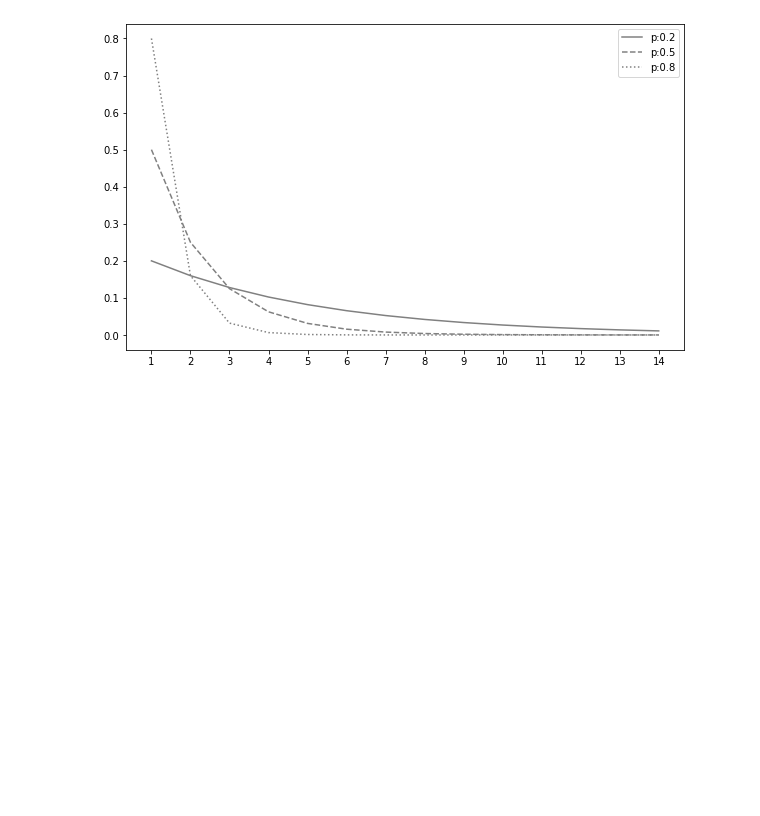
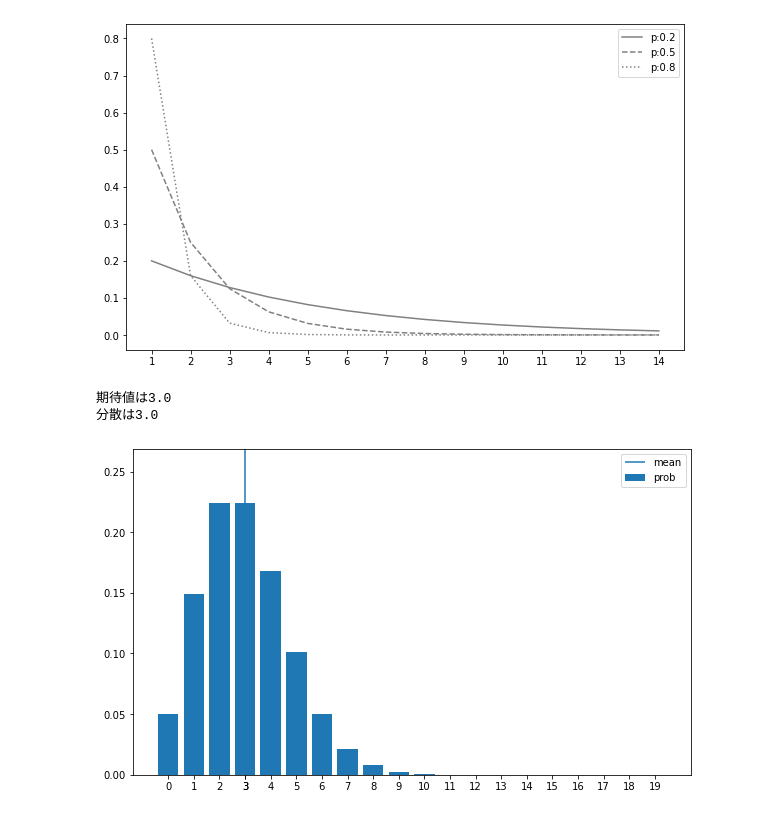
Before and after one commit to katuhito/python_statistics, a Jupyter notebook: Typical discrete probability distribution.ipynb, the cells around one changed output. Drawn from its saved outputs; the diff is of its cells as text; code cells hidden in the pictures; blank space fills up the shorter version.

Commit message:
ポアソン分布

```diff
--- a/Typical discrete probability distribution.ipynb
+++ b/Typical discrete probability distribution.ipynb
@@ -209,3 +209,40 @@ ax.legend()
 plt.show()
 # %% [output]
 [figure]
+# %%
+"""ポアソン分布"""
+#ポアソン分布は、ランダムな事象が単位時間当たりに発生する件数が従う確率分布である。発生する件数の確率分布なので、取り得る値は{0,1,2,…}となる。そしてポアソン分布のパラメタはλで、λは正の実数である必要がある。
+#ポアソン分布Poi(λ)は単位時間当たり平均λ回起こるようなランダムな事象が、単位時間に起こる件数が従う確率分布なので、具体例として次のようなものがある。
+    #1日当たり平均2件の交通事故が発生する地域における、1日の交通事故の発生件数
+    #=>交通事故を完全にランダムな事象と捉えると、単位時間（一日）あたり発生する交通事故の発生件数は、Poi(2)に従う。
+    #1時間当たり平均10アクセスあるサイトへの、1時間当たりのアクセス件数
+    #=>サイトへのアクセスを完全にランダムな事象と捉えると、単位時間（1時間）当たりのサイトへのアクセス件数はPoi(λ)に従う。
+#ポアソン分布の期待値と分散はどちらもλになる。期待値と分散が同じになるというのはポアソン分布の特徴のひとつである。
+    #期待値：E(X)=λ　　　分散：V(X)=λ
+
+#ポアソン分布をNumPyで実装する。階乗x!はscipy.specialのfactorialを使用する。取り得る値は0以上の整数すべてであるが、実装上の都合でx_setを0以上19以下の整数としている。
+from scipy.special import factorial
+
+def Poi(lam):
+    x_set = np.arange(20)
+    def f(x):
+        if x in x_set:
+            return np.power(lam, x) / factorial(x) * np.exp(-lam)
+        else:
+            return 0
+    return x_set, f
+# %%
+#ここで確率変数XはPoi(3)に従うとする
+lam = 3
+X = Poi(lam)
+# %%
+#期待値と分散はともに3となる。
+check_prob(X)
+# %% [output]
+期待値は3.0
+分散は3.0
+# %%
+#図示
+plot_prob(X)
+# %% [output]
+[figure, added]
```
Also changed, not shown: parts of 4 cells of this notebook, 1 other file.
